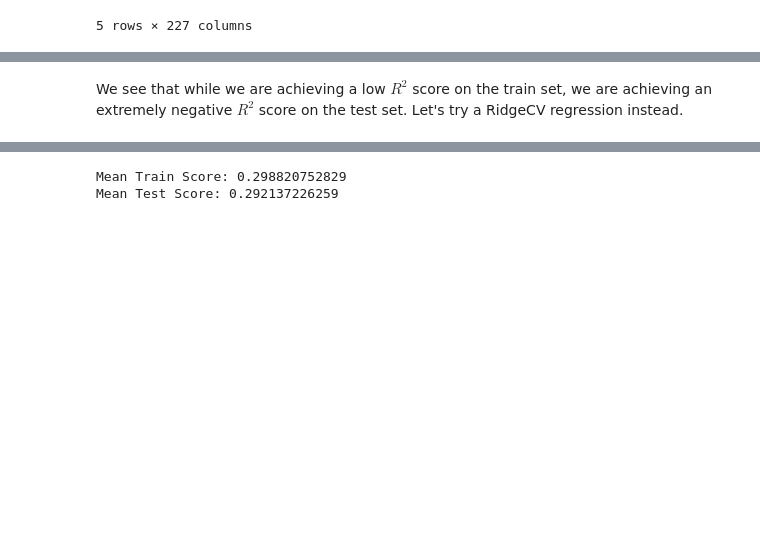
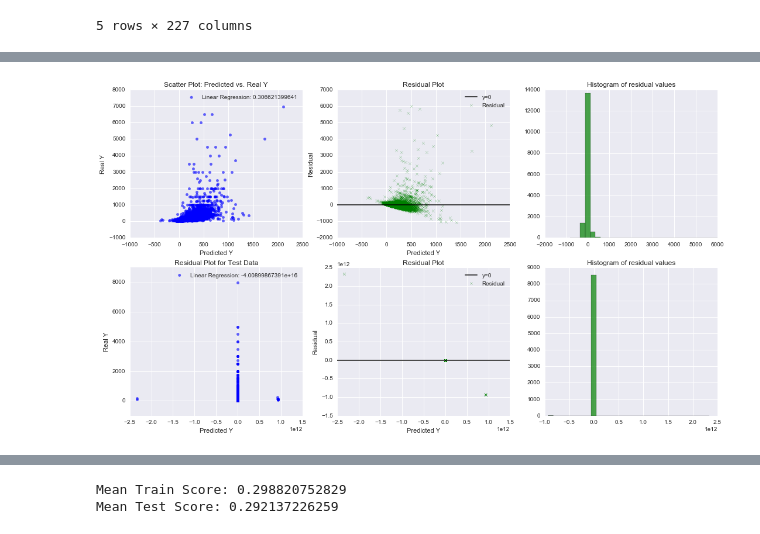
Before and after one commit to samuelklam/airbnb-pricing-prediction, a Jupyter notebook: data-modeling/data-modeling-baseline.ipynb, the cells around one changed output, grey strips where cells are left out. Cells and saved outputs as stored; diff of their text form; code cells hidden in the pictures; blank space fills up the shorter version.

Commit message:
add in residual plots

```diff
--- a/data-modeling/data-modeling-baseline.ipynb
+++ b/data-modeling/data-modeling-baseline.ipynb
@@ -44,6 +77,17 @@ def linear_regression(x, y):
     train_score = regression.score(x_train, y_train)
     test_score = regression.score(x_test, y_test)
     return train_score, test_score
+
+# plots residual plots for linear regression
+def plot_residuals_lin_reg():
+    x_train, x_test, y_train, y_test = train_test_split(x, y, test_size=0.35)
+    regression = Lin_Reg(fit_intercept=True)
+    regression.fit(x_train, y_train)
+    y_pred = regression.predict(x_train)
+    y_pred_test = regression.predict(x_test)
+    df_train = pd.DataFrame({'y_pred': y_pred, 'y_real': y_train})
+    df_test = pd.DataFrame({'y_pred_test': y_pred_test, 'y_real_test': y_test})
+    return regression.score(x_train, y_train), regression.score(x_test, y_test), df_train, df_test
 # %%
 # 10 iterations
 training_scores = [None]*10
@@ -62,2 +104,10 @@ Mean Test Score: -3.41570000691e+18
-# %% [markdown]
-We see that while we are achieving a low $R^2$ score on the train set, we are achieving an extremely negative $R^2$ score on the test set. Let's try a RidgeCV regression instead.
+# %%
+# plot the residuals of a linear regression model
+fig, axes = plt.subplots(2, 3, figsize=(18, 10))
+
+data_vals = plot_residuals_lin_reg()
+plot_residual(axes[0][0], axes[0][1], axes[0][2], data_vals[2]['y_pred'], data_vals[2]['y_real'], 'Linear Regression: {}'.format(data_vals[0]), 'Scatter Plot: Predicted vs. Real Y')
+plot_residual(axes[1][0], axes[1][1], axes[1][2], data_vals[3]['y_pred_test'], data_vals[3]['y_real_test'], 'Linear Regression: {}'.format(data_vals[1]), 'Residual Plot for Test Data')
+plt.show()
+# %% [output]
+[figure, added]
```
Also changed, not shown: parts of 13 cells of this notebook, 2 other files.
